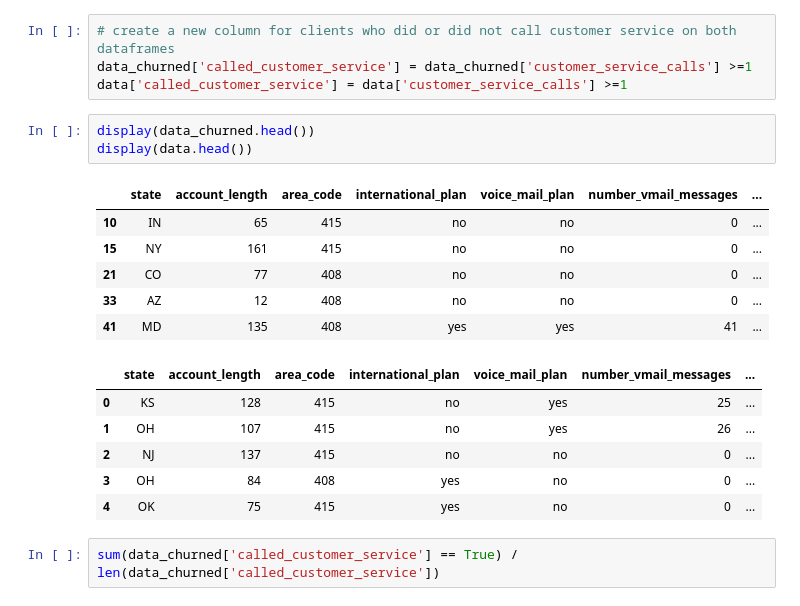
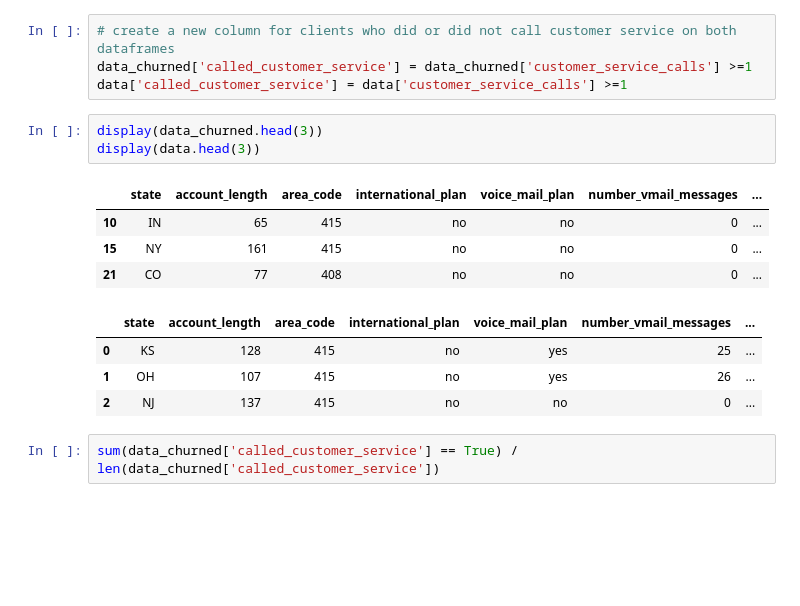
Before and after one commit to PatienceAnono/-SyriaTel-Customer-Churn-Project, a Jupyter notebook: SyriaTel Customer Churn.ipynb, the cells around one changed output. Cells and saved outputs as stored; diff of their text form; blank space fills up the shorter version.

```diff
--- a/SyriaTel Customer Churn.ipynb
+++ b/SyriaTel Customer Churn.ipynb
@@ -412,21 +411,17 @@ data_churned.head()
 data_churned['called_customer_service'] = data_churned['customer_service_calls'] >=1
 data['called_customer_service'] = data['customer_service_calls'] >=1
 # %%
-display(data_churned.head())
-display(data.head())
+display(data_churned.head(3))
+display(data.head(3))
 # %% [output]
 |  | state | account_length | area_code | international_plan | voice_mail_plan | number_vmail_messages | ... |
 | 10 | IN | 65 | 415 | no | no | 0 | ... |
 | 15 | NY | 161 | 415 | no | no | 0 | ... |
 | 21 | CO | 77 | 408 | no | no | 0 | ... |
-| 33 | AZ | 12 | 408 | no | no | 0 | ... |
-| 41 | MD | 135 | 408 | yes | yes | 41 | ... |
 |  | state | account_length | area_code | international_plan | voice_mail_plan | number_vmail_messages | ... |
 | 0 | KS | 128 | 415 | no | yes | 25 | ... |
 | 1 | OH | 107 | 415 | no | yes | 26 | ... |
 | 2 | NJ | 137 | 415 | no | no | 0 | ... |
-| 3 | OH | 84 | 408 | yes | no | 0 | ... |
-| 4 | OK | 75 | 415 | yes | no | 0 | ... |
 # %%
 sum(data_churned['called_customer_service'] == True) / len(data_churned['called_customer_service'])
 # %% [output]
```
Also changed, not shown: parts of 76 cells of this notebook.
